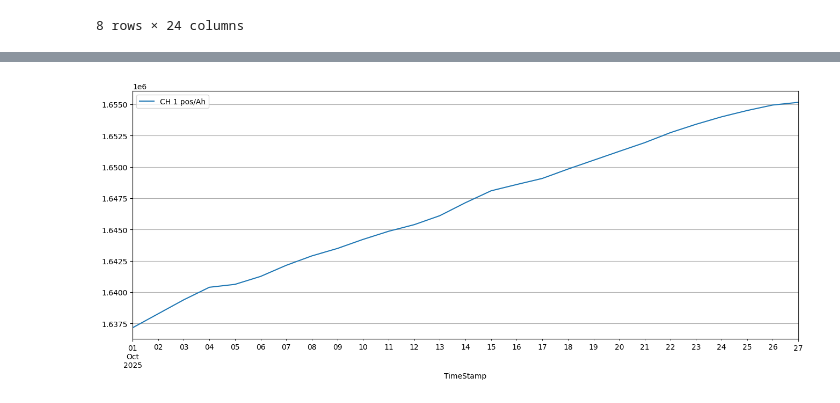
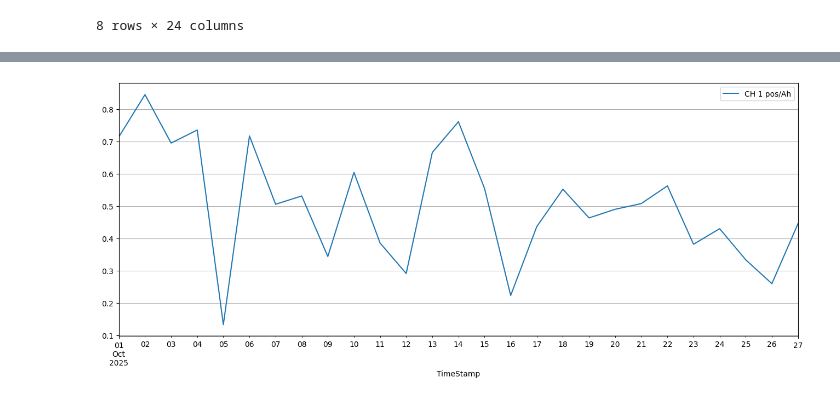
Before and after one commit to nguyenquynhanh10267-debug/PV, a Jupyter notebook: APU_Energy/apu1.ipynb, the cells around one changed output, grey strips where cells are left out. Cells and saved outputs as stored; diff of their text form; code cells hidden in the pictures.

Commit message:
apu energy

```diff
--- a/APU_Energy/apu1.ipynb
+++ b/APU_Energy/apu1.ipynb
@@ -4,7 +4,7 @@ import pandas as pd;
 import matplotlib.pyplot as plt;
 import seaborn as sns;
 # %%
-energy = pd.read_csv(r'C:\PV\cleaned_data\apu_energy.csv');
+energy = pd.read_csv(r'D:\energy\PV\cleaned_data\apu_energy.csv');
 energy.head()
 # %% [output]
 |  | Log Type | System | TimeStamp | CH 1 pos/Ah | CH 1 neg/Ah | CH 2 pos/Ah | CH 2 neg/Ah | CH 3 pos/Ah | ... |
@@ -65,0 +93,4 @@ energy_apu1.describe()
+# %%
+metadata_df = energy_apu1.iloc[:, :3]
+numeric_df = energy_apu1.loc[:, 'CH 1 pos/Ah':].astype(float).diff()
+energy_apu1_perminute = pd.concat([metadata_df, numeric_df], axis=1).dropna()
@@ -66,13 +149,13 @@ energy_apu1.describe()
 # %%
-apu1 = energy_apu1.copy()
+apu1 = energy_apu1_perminute.copy()
 # 1. Đảm bảo cột Time Stamp là kiểu datetime và đặt làm Index
 apu1['TimeStamp'] = pd.to_datetime(apu1['TimeStamp'])
 apu1.set_index('TimeStamp', inplace=True)
 
 # 2. Sau đó mới chạy lại lệnh vẽ biểu đồ
 cols_to_plot = ['CH 1 pos/Ah']
 apu1[cols_to_plot].resample('D').mean().plot(subplots=True, figsize=(16, 6), grid=True)
 #plt.ylim(350,400)
 plt.show()
 # %% [output]
-[figure, old version]
+[figure, new version]
```
Also changed, not shown: parts of 19 cells of this notebook, 4 other files.
